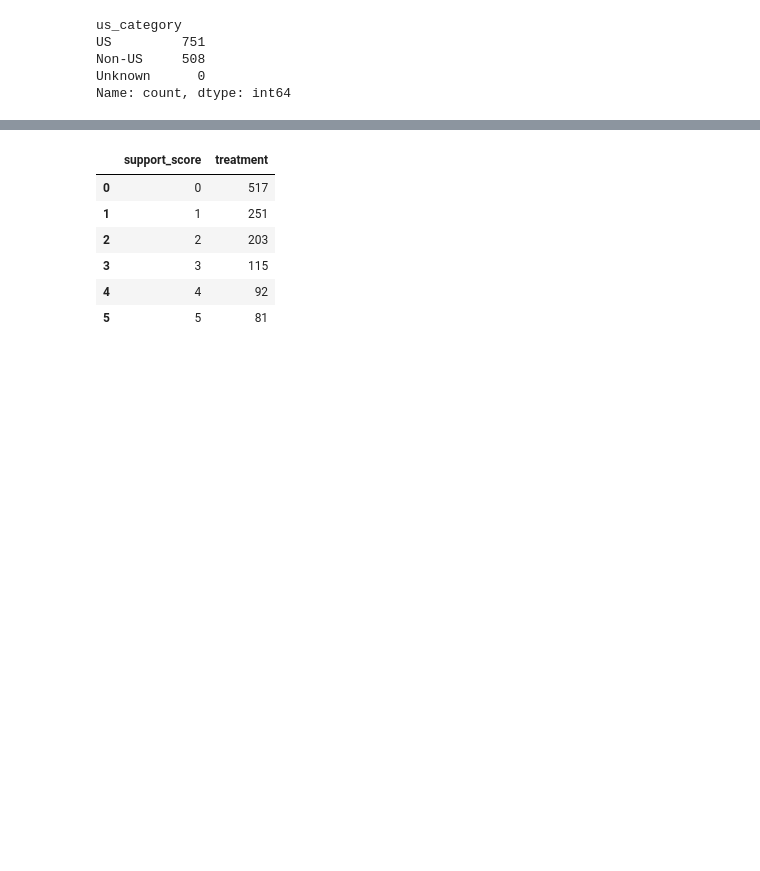
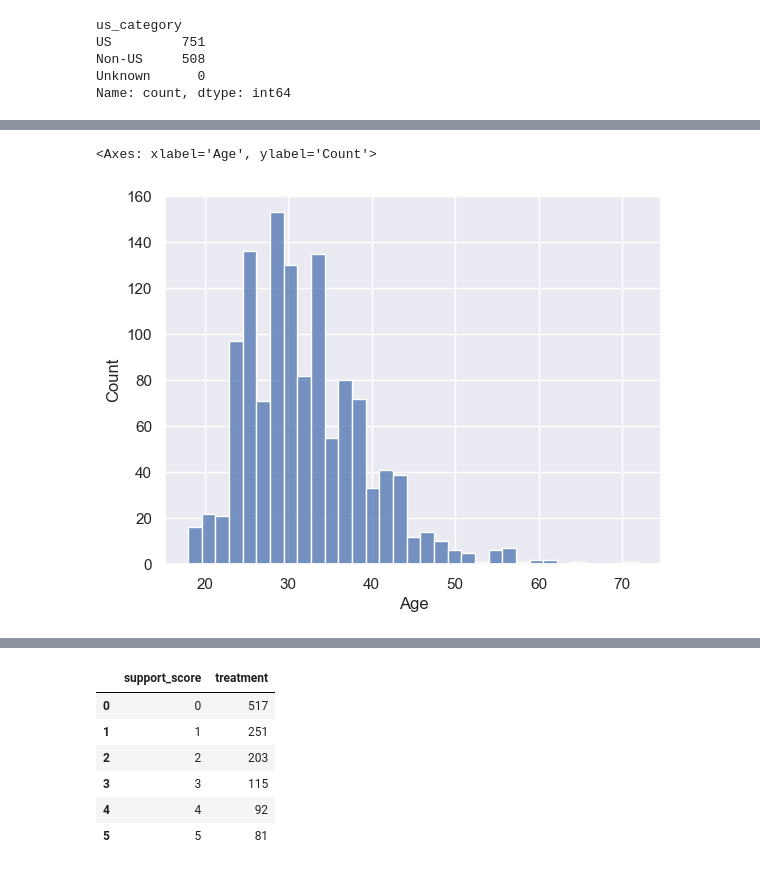
Before and after one commit to OzkanGelincik/tech-mental-health-eda, a Jupyter notebook: mental_health_in_tech_EDA.ipynb, the cells around one changed output, grey strips where cells are left out. Cells and saved outputs as stored; diff of their text form; code cells hidden in the pictures; blank space fills up the shorter version.

```diff
--- a/mental_health_in_tech_EDA.ipynb
+++ b/mental_health_in_tech_EDA.ipynb
@@ -811,0 +840,11 @@ Name: count, dtype: int64
+# %%
+age = pd.to_numeric(df["Age"], errors="coerce")
+
+outlier = age.lt(18)| age.gt(80)
+
+df["age_outlier"] = outlier
+
+sns.histplot(df[~df["age_outlier"]]["Age"])
+# %% [output]
+<Axes: xlabel='Age', ylabel='Count'>
+[figure, added]
```
Also changed, not shown: parts of 79 cells of this notebook.
